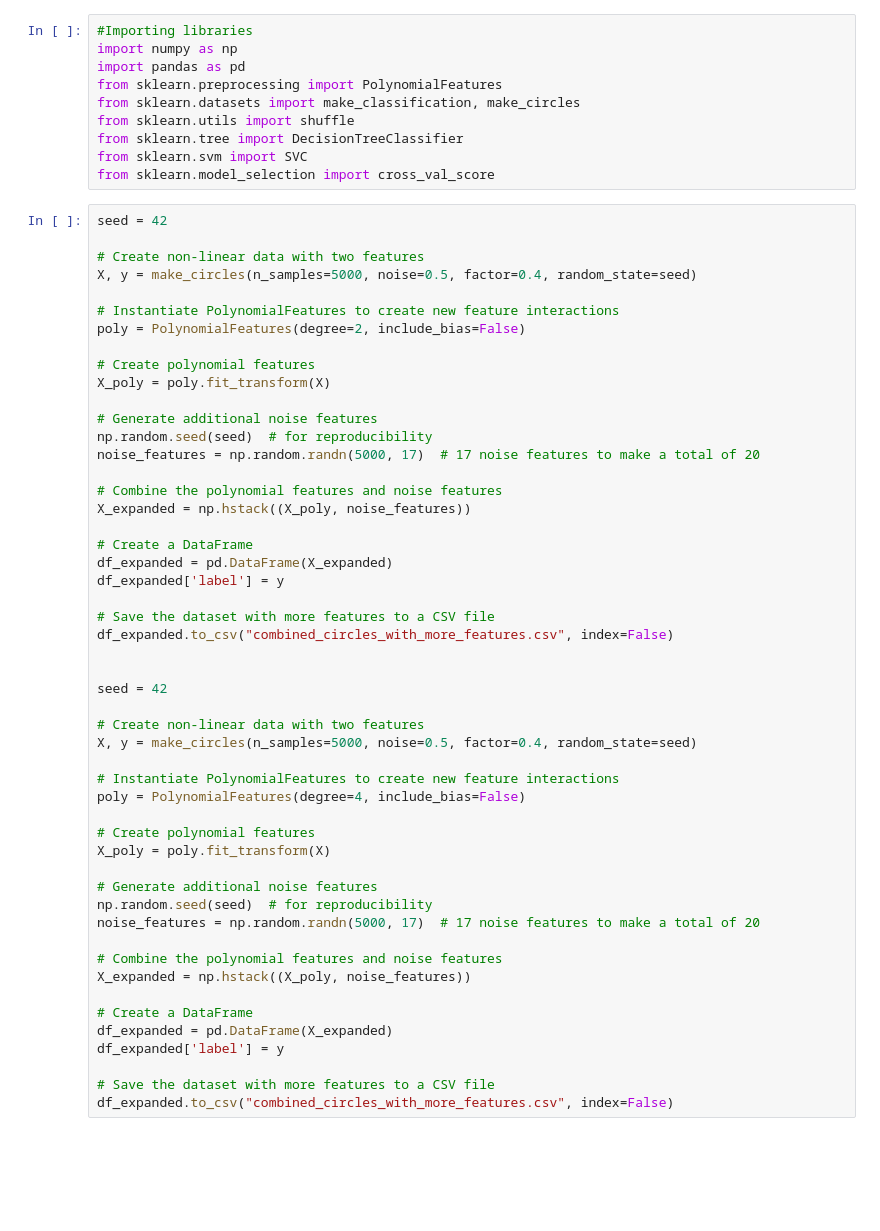
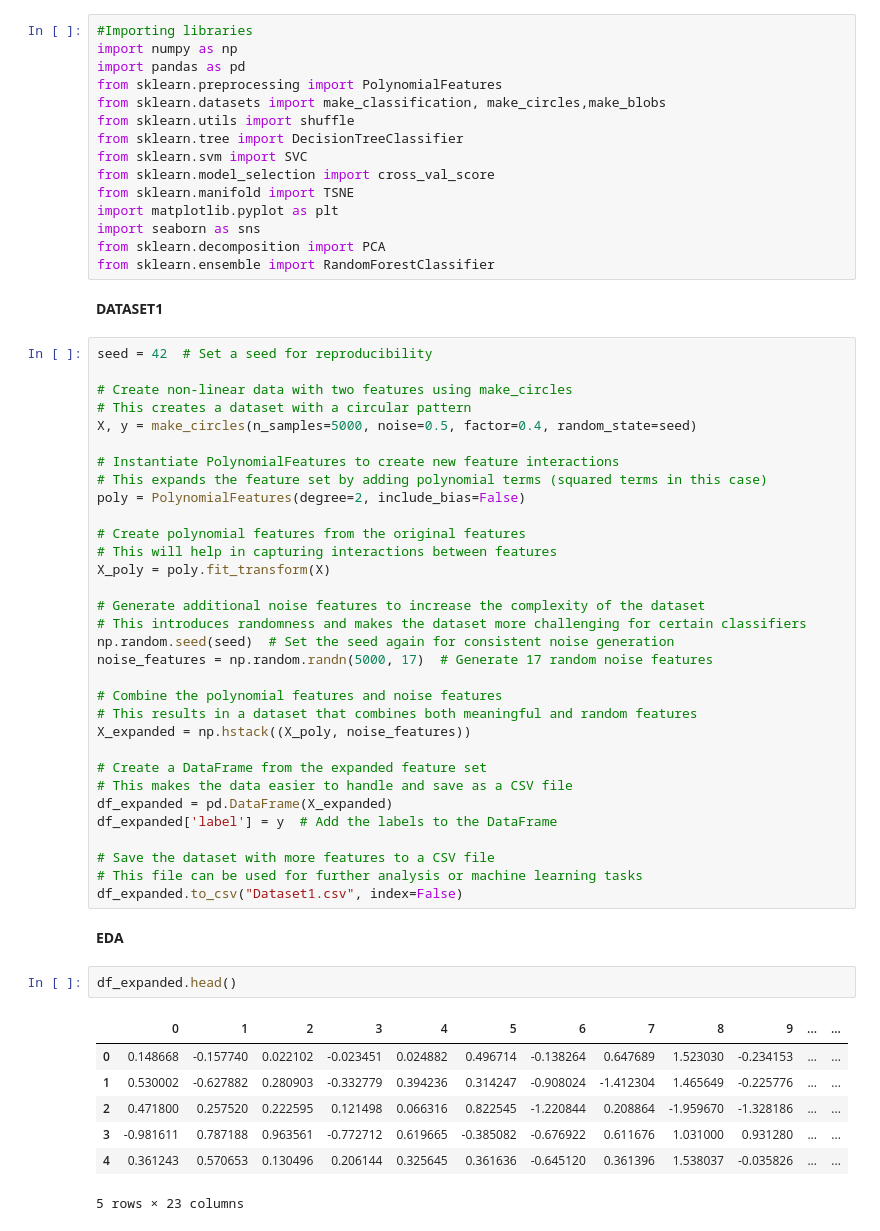
Before and after one commit to varshin99/assignment-data-challenge, a Jupyter notebook: Code.ipynb, the cells around one changed output. Drawn from its saved outputs; the diff is of its cells as text; blank space fills up the shorter version.

```diff
--- a/Code.ipynb
+++ b/Code.ipynb
@@ -5,60 +7,60 @@
 import numpy as np
 import pandas as pd
 from sklearn.preprocessing import PolynomialFeatures
-from sklearn.datasets import make_classification, make_circles
+from sklearn.datasets import make_classification, make_circles,make_blobs
 from sklearn.utils import shuffle
 from sklearn.tree import DecisionTreeClassifier
 from sklearn.svm import SVC
 from sklearn.model_selection import cross_val_score
+from sklearn.manifold import TSNE
+import matplotlib.pyplot as plt
+import seaborn as sns
+from sklearn.decomposition import PCA
+from sklearn.ensemble import RandomForestClassifier
+# %% [markdown]
+**DATASET1**
 # %%
-seed = 42
+seed = 42  # Set a seed for reproducibility
 
-# Create non-linear data with two features
+# Create non-linear data with two features using make_circles
+# This creates a dataset with a circular pattern
 X, y = make_circles(n_samples=5000, noise=0.5, factor=0.4, random_state=seed)
 
 # Instantiate PolynomialFeatures to create new feature interactions
+# This expands the feature set by adding polynomial terms (squared terms in this case)
 poly = PolynomialFeatures(degree=2, include_bias=False)
 
-# Create polynomial features
+# Create polynomial features from the original features
+# This will help in capturing interactions between features
 X_poly = poly.fit_transform(X)
 
-# Generate additional noise features
-np.random.seed(seed)  # for reproducibility
-noise_features = np.random.randn(5000, 17)  # 17 noise features to make a total of 20
+# Generate additional noise features to increase the complexity of the dataset
+# This introduces randomness and makes the dataset more challenging for certain classifiers
+np.random.seed(seed)  # Set the seed again for consistent noise generation
+noise_features = np.random.randn(5000, 17)  # Generate 17 random noise features
 
 # Combine the polynomial features and noise features
+# This results in a dataset that combines both meaningful and random features
 X_expanded = np.hstack((X_poly, noise_features))
 
-# Create a DataFrame
+# Create a DataFrame from the expanded feature set
+# This makes the data easier to handle and save as a CSV file
 df_expanded = pd.DataFrame(X_expanded)
-df_expanded['label'] = y
+df_expanded['label'] = y  # Add the labels to the DataFrame
 
 # Save the dataset with more features to a CSV file
-df_expanded.to_csv("combined_circles_with_more_features.csv", index=False)
-
-
-seed = 42
-
-# Create non-linear data with two features
-X, y = make_circles(n_samples=5000, noise=0.5, factor=0.4, random_state=seed)
-
-# Instantiate PolynomialFeatures to create new feature interactions
-poly = PolynomialFeatures(degree=4, include_bias=False)
-
-# Create polynomial features
-X_poly = poly.fit_transform(X)
-
-# Generate additional noise features
-np.random.seed(seed)  # for reproducibility
-noise_features = np.random.randn(5000, 17)  # 17 noise features to make a total of 20
-
-# Combine the polynomial features and noise features
-X_expanded = np.hstack((X_poly, noise_features))
-
-# Create a DataFrame
-df_expanded = pd.DataFrame(X_expanded)
-df_expanded['label'] = y
-
-# Save the dataset with more features to a CSV file
-df_expanded.to_csv("combined_circles_with_more_features.csv", index=False)
+# This file can be used for further analysis or machine learning tasks
+df_expanded.to_csv("Dataset1.csv", index=False)
+# %% [markdown]
+**EDA**
+# %%
+df_expanded.head()
+# %% [output]
+|  | 0 | 1 | 2 | 3 | 4 | 5 | 6 | 7 | 8 | 9 | ... | ... |
+| 0 | 0.148668 | -0.157740 | 0.022102 | -0.023451 | 0.024882 | 0.496714 | -0.138264 | 0.647689 | 1.523030 | -0.234153 | ... | ... |
+| 1 | 0.530002 | -0.627882 | 0.280903 | -0.332779 | 0.394236 | 0.314247 | -0.908024 | -1.412304 | 1.465649 | -0.225776 | ... | ... |
+| 2 | 0.471800 | 0.257520 | 0.222595 | 0.121498 | 0.066316 | 0.822545 | -1.220844 | 0.208864 | -1.959670 | -1.328186 | ... | ... |
+| 3 | -0.981611 | 0.787188 | 0.963561 | -0.772712 | 0.619665 | -0.385082 | -0.676922 | 0.611676 | 1.031000 | 0.931280 | ... | ... |
+| 4 | 0.361243 | 0.570653 | 0.130496 | 0.206144 | 0.325645 | 0.361636 | -0.645120 | 0.361396 | 1.538037 | -0.035826 | ... | ... |
+5 rows × 23 columns
 # %%
```
Also changed, not shown: parts of 13 cells of this notebook.
